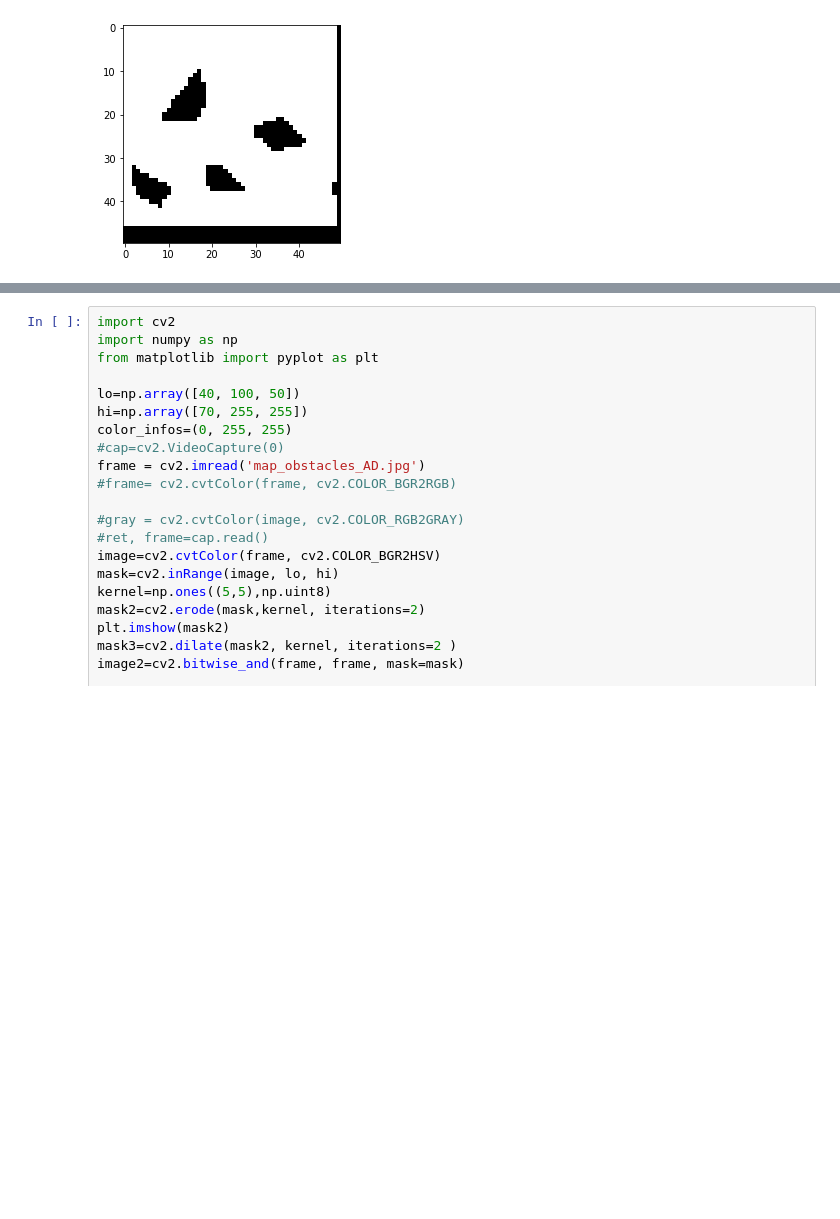
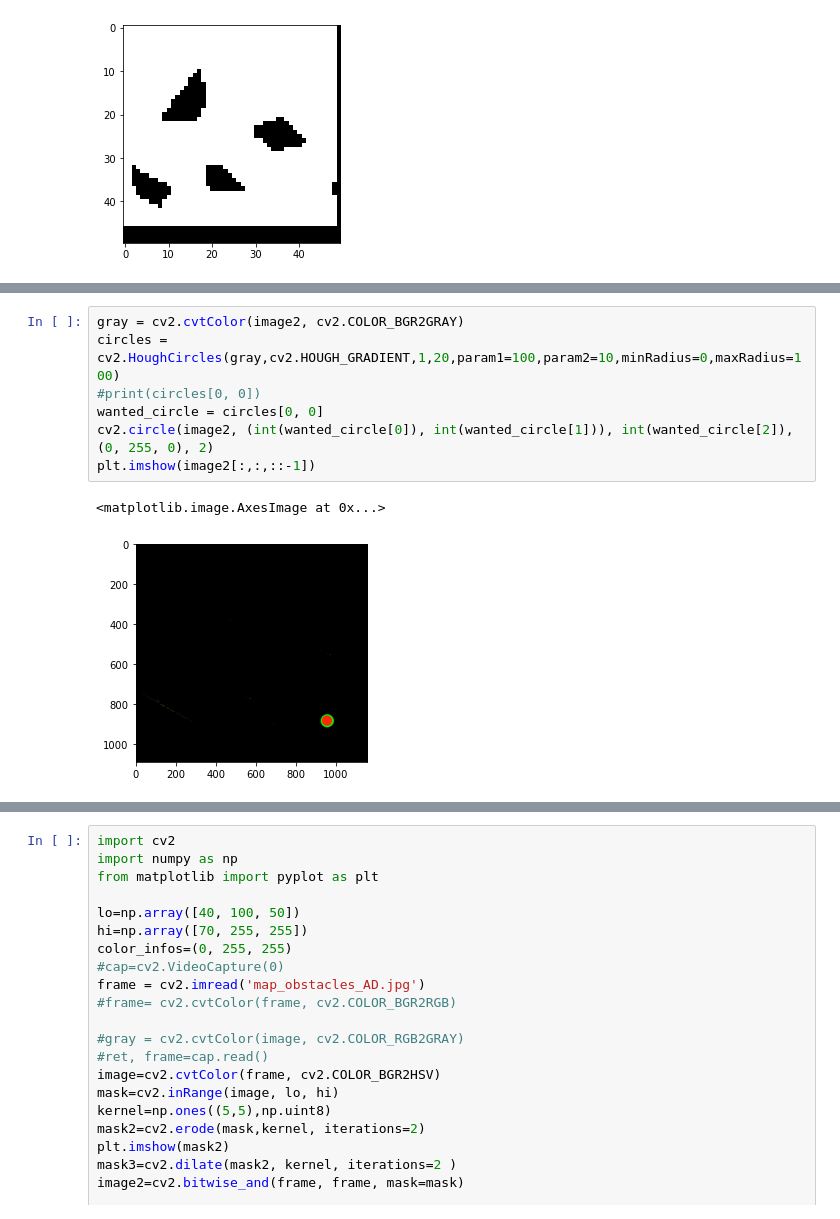
Before and after one commit to Batou1406/Mobile-Robotics-Project, a Jupyter notebook: Vision/vision.ipynb, the cells around one changed output, grey strips where cells are left out. Saved outputs shown, nothing was run; the diff lists cells and outputs as text; blank space fills up the shorter version.

```diff
--- a/vision.ipynb
+++ b/Vision/vision.ipynb
@@ -81,4 +83,14 @@ plt.imshow(mask3, cmap = 'gray')
 [figure]
 [figure]
 [figure]
+# %%
+gray = cv2.cvtColor(image2, cv2.COLOR_BGR2GRAY)
+circles = cv2.HoughCircles(gray,cv2.HOUGH_GRADIENT,1,20,param1=100,param2=10,minRadius=0,maxRadius=100)
+#print(circles[0, 0])
+wanted_circle = circles[0, 0]
+cv2.circle(image2, (int(wanted_circle[0]), int(wanted_circle[1])), int(wanted_circle[2]), (0, 255, 0), 2)
+plt.imshow(image2[:,:,::-1])
+# %% [output]
+<matplotlib.image.AxesImage at 0x...>
+[figure, added]
 # %%
```
Also changed, not shown: parts of 10 cells of this notebook, 6 other files.
